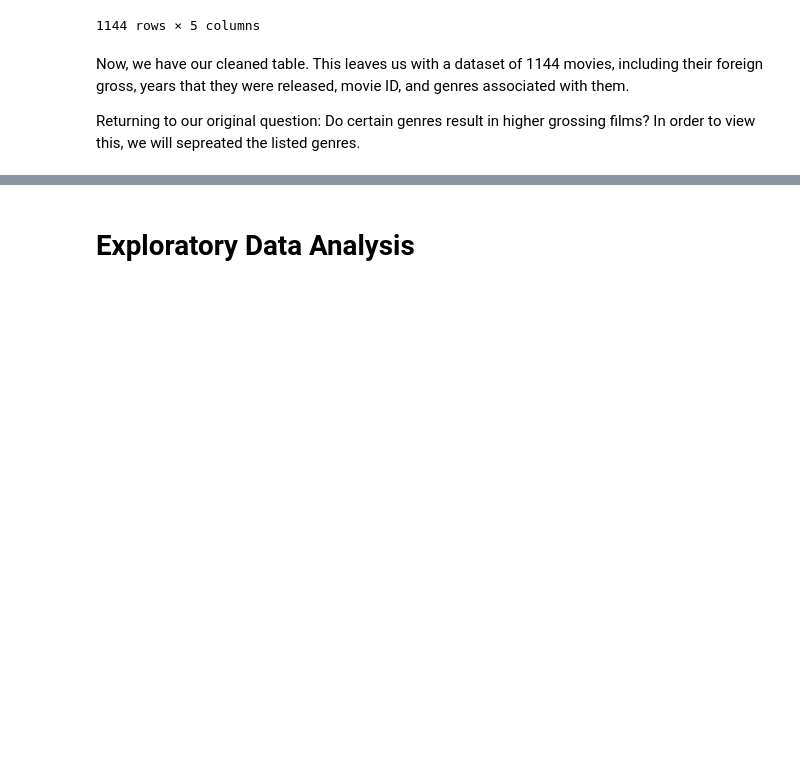
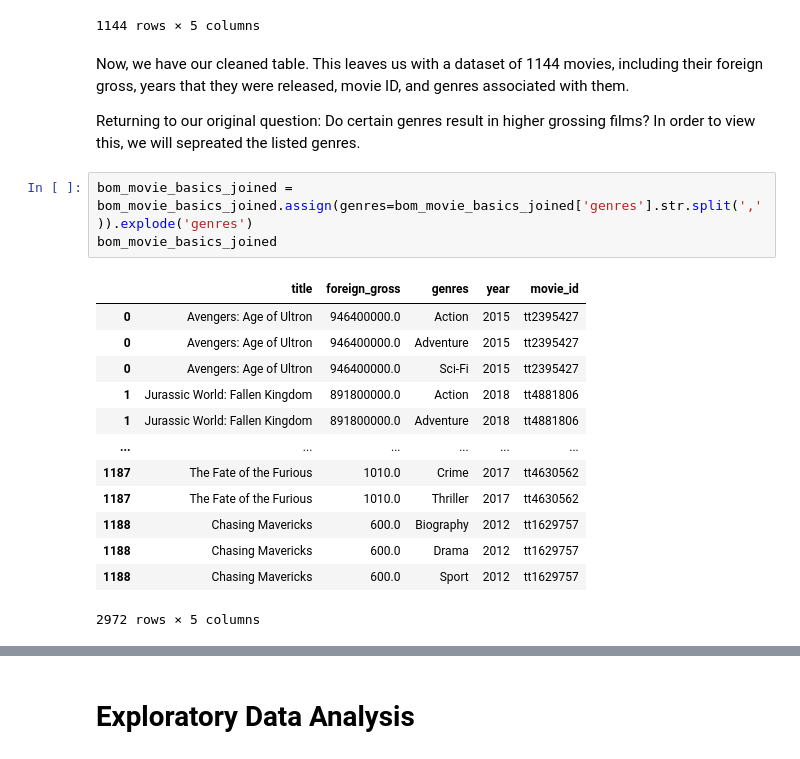
Before and after one commit to neurosxx/dsc-phase-2-project-v3, a Jupyter notebook: movie_analysis.ipynb, the cells around one changed output, grey strips where cells are left out. Cells and saved outputs as stored; diff of their text form; blank space fills up the shorter version.

```diff
--- a/movie_analysis.ipynb
+++ b/movie_analysis.ipynb
@@ -651,3 +652,20 @@ bom_movie_basics_joined
 Now, we have our cleaned table.  This leaves us with a dataset of 1144 movies, including their foreign gross, years that they were released, movie ID, and genres associated with them.
 
 Returning to our original question: Do certain genres result in higher grossing films? In order to view this, we will sepreated the listed genres.
+# %%
+bom_movie_basics_joined = bom_movie_basics_joined.assign(genres=bom_movie_basics_joined['genres'].str.split(',')).explode('genres')
+bom_movie_basics_joined
+# %% [output]
+|  | title | foreign_gross | genres | year | movie_id |
+| 0 | Avengers: Age of Ultron | 946400000.0 | Action | 2015 | tt2395427 |
+| 0 | Avengers: Age of Ultron | 946400000.0 | Adventure | 2015 | tt2395427 |
+| 0 | Avengers: Age of Ultron | 946400000.0 | Sci-Fi | 2015 | tt2395427 |
+| 1 | Jurassic World: Fallen Kingdom | 891800000.0 | Action | 2018 | tt4881806 |
+| 1 | Jurassic World: Fallen Kingdom | 891800000.0 | Adventure | 2018 | tt4881806 |
+| ... | ... | ... | ... | ... | ... |
+| 1187 | The Fate of the Furious | 1010.0 | Crime | 2017 | tt4630562 |
+| 1187 | The Fate of the Furious | 1010.0 | Thriller | 2017 | tt4630562 |
+| 1188 | Chasing Mavericks | 600.0 | Biography | 2012 | tt1629757 |
+| 1188 | Chasing Mavericks | 600.0 | Drama | 2012 | tt1629757 |
+| 1188 | Chasing Mavericks | 600.0 | Sport | 2012 | tt1629757 |
+2972 rows × 5 columns
```
Also changed, not shown: parts of 8 cells of this notebook.
